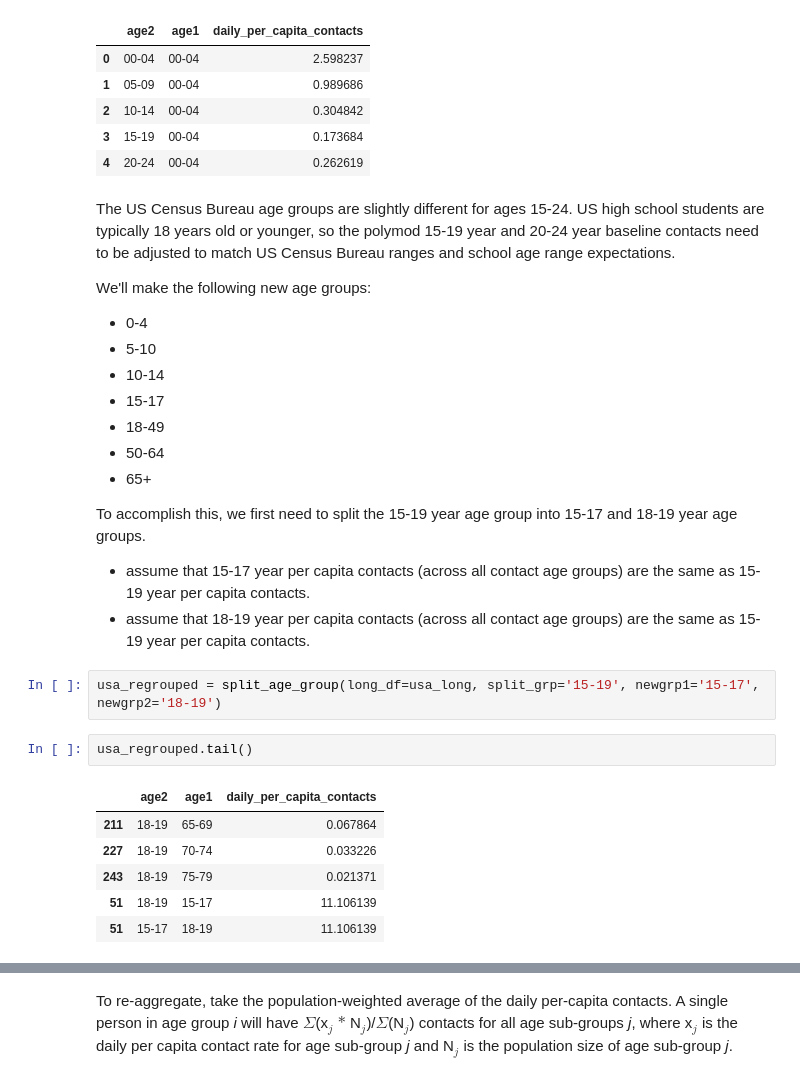
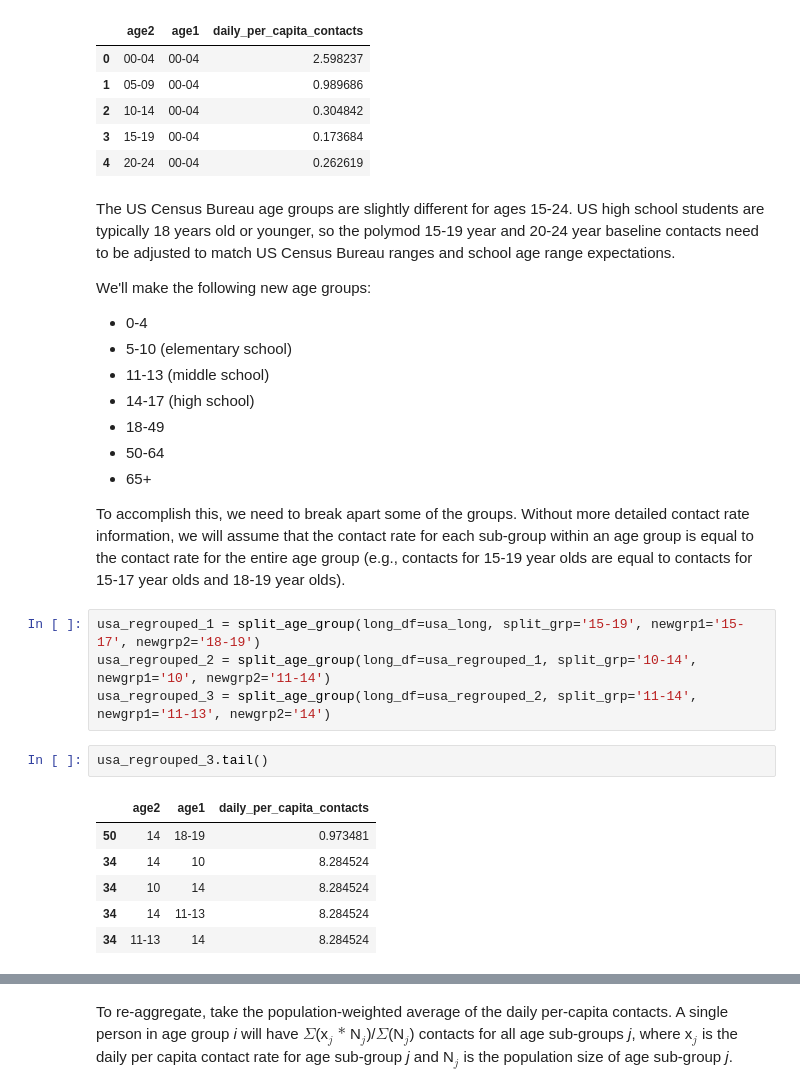
Before and after one commit to bhollo0329/epimodels, a Jupyter notebook: notebooks/AustinGranularModel/BaselineContacts/BaselineContactRates.ipynb, the cells around one changed output, grey strips where cells are left out. Drawn from its saved outputs; the diff is of its cells as text.

```diff
--- a/notebooks/AustinGranularModel/BaselineContacts/BaselineContactRates.ipynb
+++ b/notebooks/AustinGranularModel/BaselineContacts/BaselineContactRates.ipynb
@@ -198,25 +196,24 @@ The US Census Bureau age groups are slightly different for ages 15-24. US high s
 We'll make the following new age groups:
 
 - 0-4
-- 5-10
-- 10-14
-- 15-17
+- 5-10 (elementary school)
+- 11-13 (middle school)
+- 14-17 (high school)
 - 18-49
 - 50-64
 - 65+
 
-To accomplish this, we first need to split the 15-19 year age group into 15-17 and 18-19 year age groups.
-
-- assume that 15-17 year per capita contacts (across all contact age groups) are the same as 15-19 year per capita contacts.
-- assume that 18-19 year per capita contacts (across all contact age groups) are the same as 15-19 year per capita contacts.
+To accomplish this, we need to break apart some of the groups. Without more detailed contact rate information, we will assume that the contact rate for each sub-group within an age group is equal to the contact rate for the entire age group (e.g., contacts for 15-19 year olds are equal to contacts for 15-17 year olds and 18-19 year olds).
 # %%
-usa_regrouped = split_age_group(long_df=usa_long, split_grp='15-19', newgrp1='15-17', newgrp2='18-19')
+usa_regrouped_1 = split_age_group(long_df=usa_long, split_grp='15-19', newgrp1='15-17', newgrp2='18-19')
+usa_regrouped_2 = split_age_group(long_df=usa_regrouped_1, split_grp='10-14', newgrp1='10', newgrp2='11-14')
+usa_regrouped_3 = split_age_group(long_df=usa_regrouped_2, split_grp='11-14', newgrp1='11-13', newgrp2='14')
 # %%
-usa_regrouped.tail()
+usa_regrouped_3.tail()
 # %% [output]
 |  | age2 | age1 | daily_per_capita_contacts |
-| 211 | 18-19 | 65-69 | 0.067864 |
-| 227 | 18-19 | 70-74 | 0.033226 |
-| 243 | 18-19 | 75-79 | 0.021371 |
-| 51 | 18-19 | 15-17 | 11.106139 |
-| 51 | 15-17 | 18-19 | 11.106139 |
+| 50 | 14 | 18-19 | 0.973481 |
+| 34 | 14 | 10 | 8.284524 |
+| 34 | 10 | 14 | 8.284524 |
+| 34 | 14 | 11-13 | 8.284524 |
+| 34 | 11-13 | 14 | 8.284524 |
```
Also changed, not shown: parts of 27 cells of this notebook, 35 other files.
